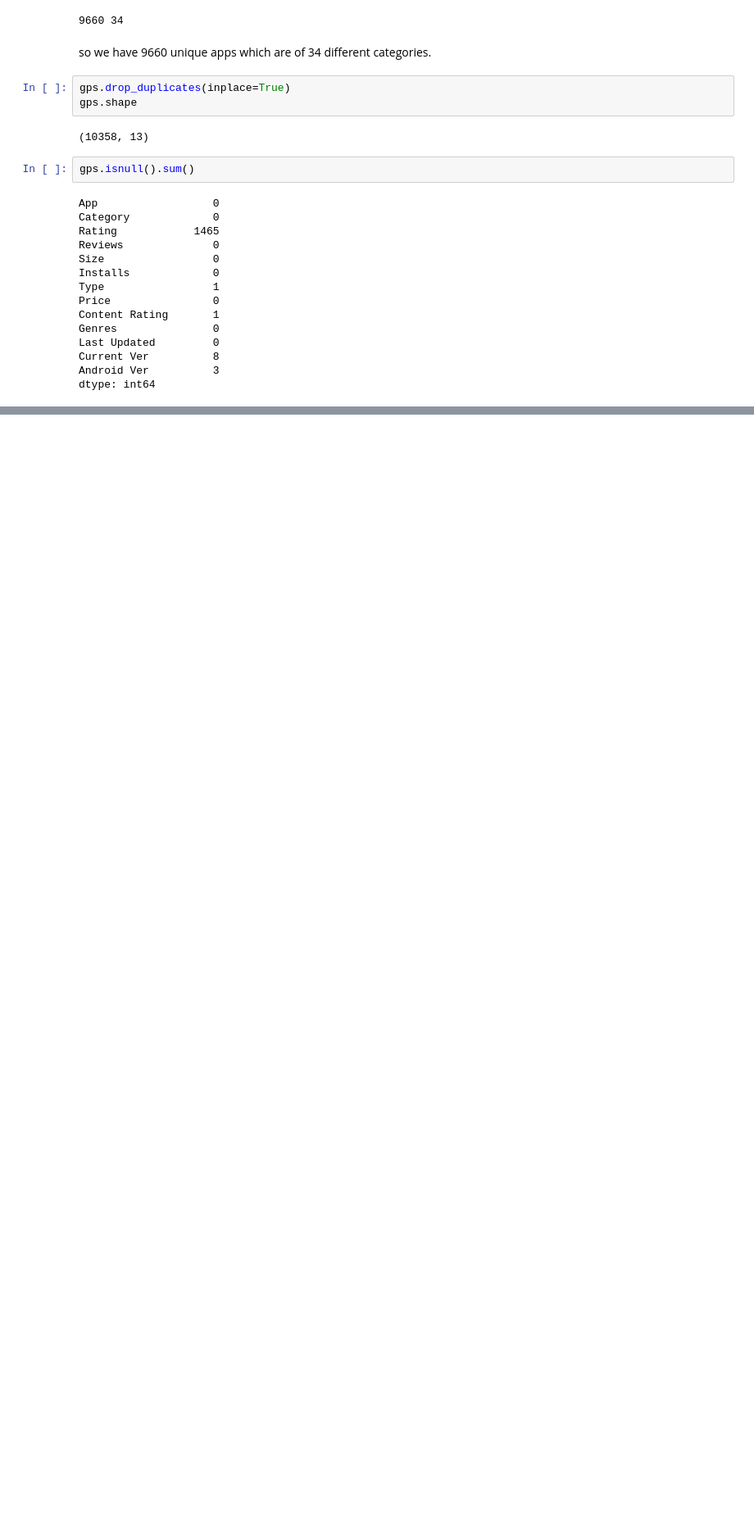
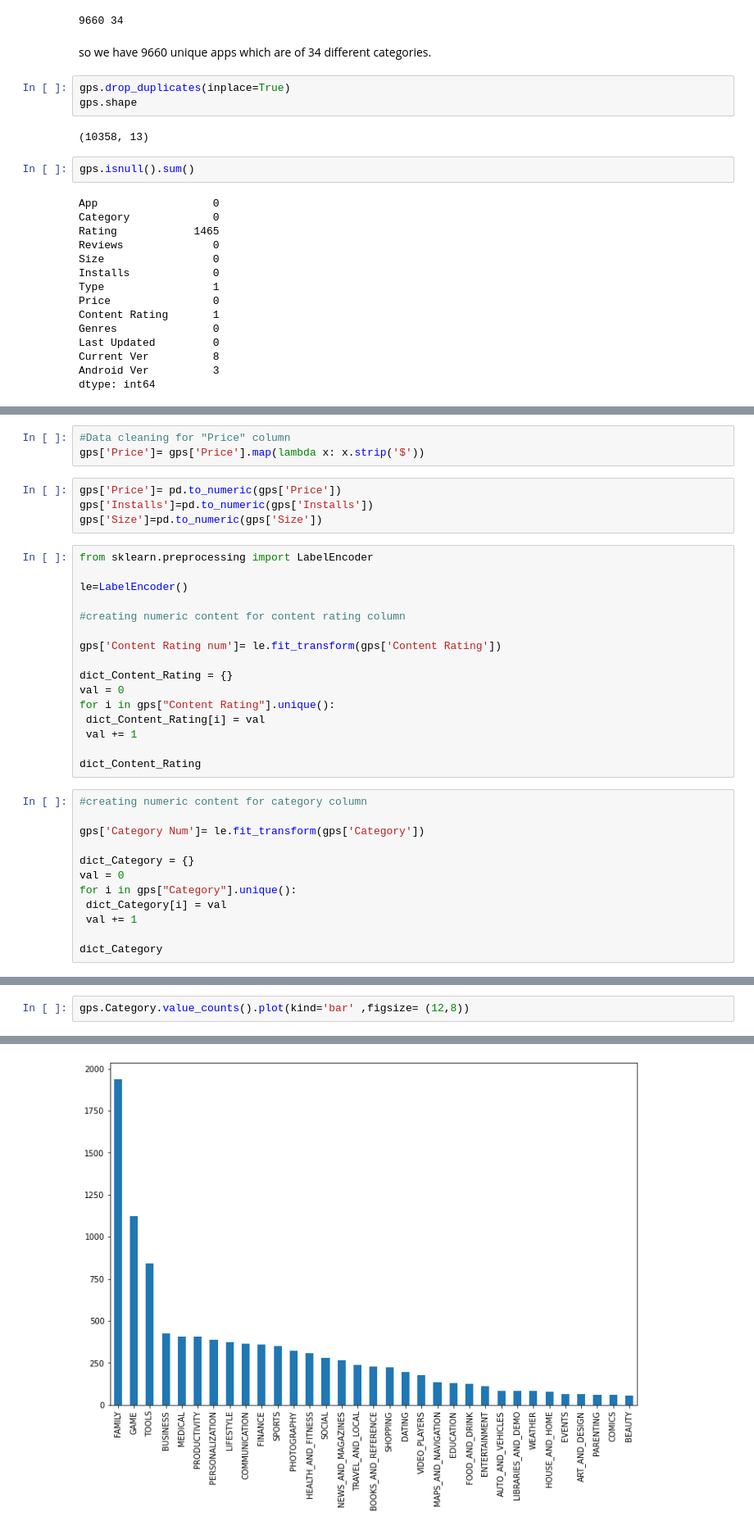
Before and after one commit to akhich551995/Google-app-store-analysis-akhil, a Jupyter notebook: GPS.ipynb, the cells around one changed output, grey strips where cells are left out. Shown at 82% size. Cells and saved outputs as stored; diff of their text form; blank space fills up the shorter version.

```diff
--- a/GPS.ipynb
+++ b/GPS.ipynb
@@ -85,0 +122,35 @@ gps['Rating'].isnull().sum()
+# %%
+#Data cleaning for "Price" column
+gps['Price']= gps['Price'].map(lambda x: x.strip('$'))
+# %%
+gps['Price']= pd.to_numeric(gps['Price'])
+gps['Installs']=pd.to_numeric(gps['Installs'])
+gps['Size']=pd.to_numeric(gps['Size'])
+# %%
+from sklearn.preprocessing import LabelEncoder
+
+le=LabelEncoder()
+
+#creating numeric content for content rating column
+
+gps['Content Rating num']= le.fit_transform(gps['Content Rating'])
+
+dict_Content_Rating = {}
+val = 0
+for i in gps["Content Rating"].unique():
+ dict_Content_Rating[i] = val
+ val += 1
+
+dict_Content_Rating
+# %%
+#creating numeric content for category column
+
+gps['Category Num']= le.fit_transform(gps['Category'])
+
+dict_Category = {}
+val = 0
+for i in gps["Category"].unique():
+ dict_Category[i] = val
+ val += 1
+
+dict_Category
@@ -85,0 +181,3 @@ gps['Rating'].isnull().sum()
+# %%
+gps.Category.value_counts().plot(kind='bar' ,figsize= (12,8))
+# %% [output]
@@ -85,0 +185 @@ gps['Rating'].isnull().sum()
+[figure, added]
```
Also changed, not shown: parts of 15 cells of this notebook.
